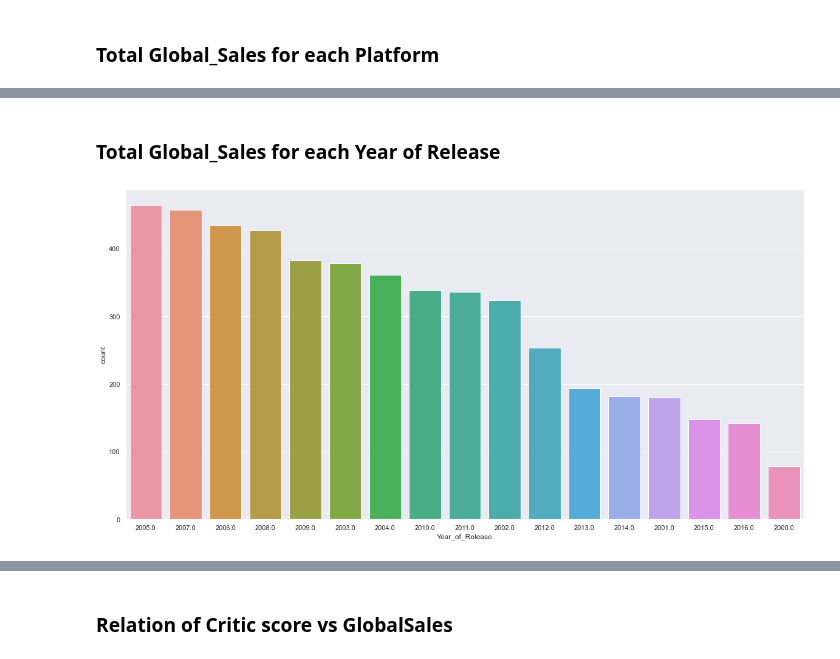
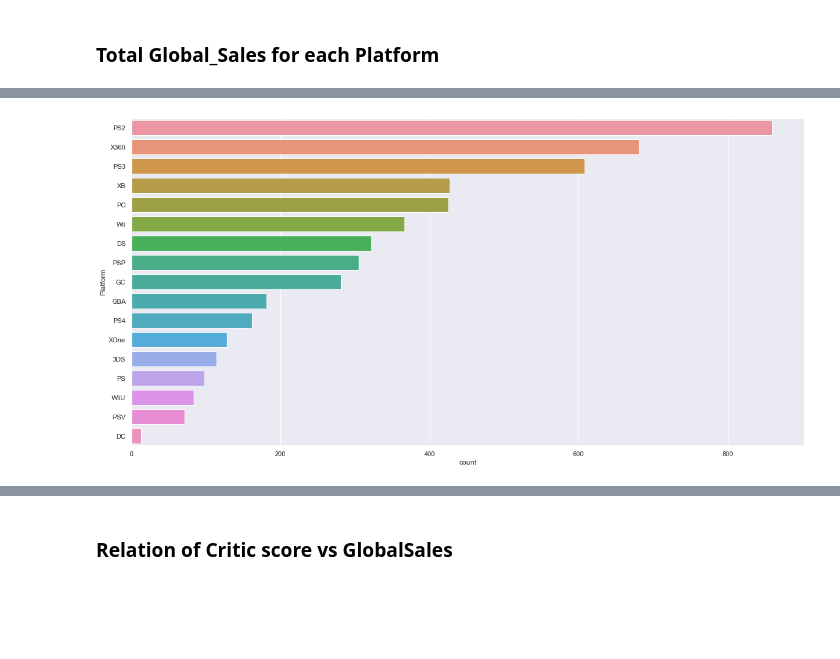
Before and after one commit to dihcuierc/Game_Analysis, a Jupyter notebook: NoteBooks/2. Data Visual.ipynb, the cells around one changed output, grey strips where cells are left out. Saved outputs shown, nothing was run; the diff lists cells and outputs as text; code cells hidden in the pictures; blank space fills up the shorter version.

```diff
--- a/NoteBooks/2. Data Visual.ipynb
+++ b/NoteBooks/2. Data Visual.ipynb
@@ -61,7 +56,6 @@ ax = sb.countplot(x="Platform", data=mainData, order=mainData.Platform.value_cou
-# %% [markdown]
-### Total Global_Sales for each Year of Release
-# %%
-a = plt.figure(figsize=(20, 10))
-ax = sb.countplot(x="Year_of_Release", data=mainData, order=mainData.Year_of_Release.value_counts().iloc[:17].index)
-# %% [output]
-[figure, removed]
+# %%
+a = plt.figure(figsize=(20, 10))
+
+ax = sb.countplot(y="Platform", data=mainData, order=mainData.Platform.value_counts().index)
+# %% [output]
+[figure, added]
```
Also changed, not shown: parts of 13 cells of this notebook.
